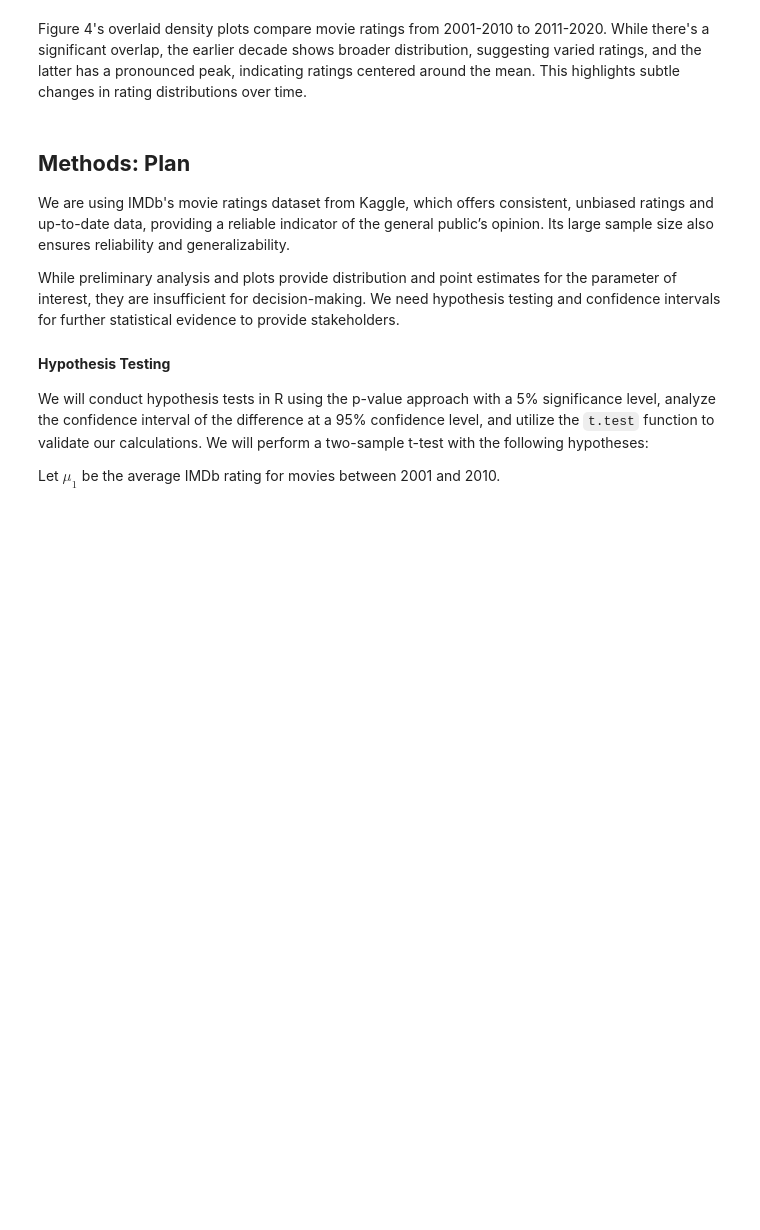
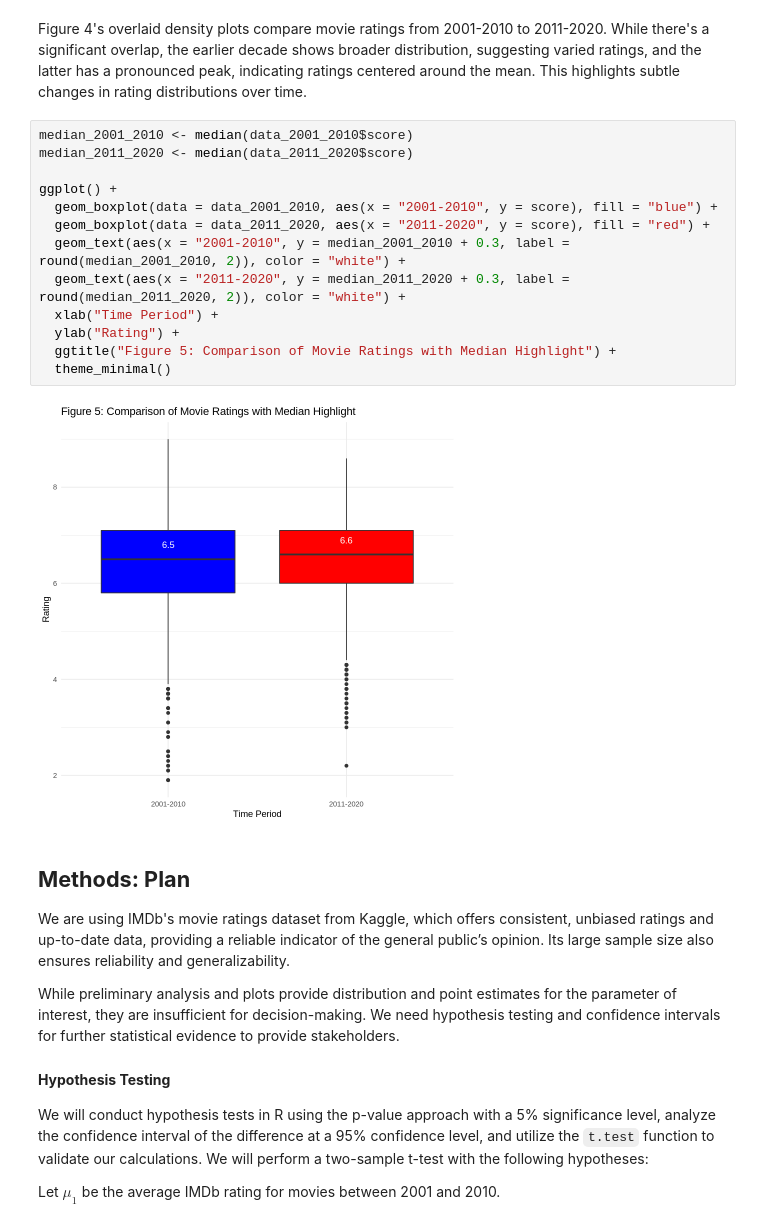
Before and after one commit to jessieshengyj/stat201, a Jupyter notebook: Proposal.ipynb, the cells around one changed output. Cells and saved outputs as stored; diff of their text form; blank space fills up the shorter version.

```diff
--- a/Proposal.ipynb
+++ b/Proposal.ipynb
@@ -253,6 +282,21 @@ ggplot() +
 [figure]
 # %% [markdown]
 Figure 4's overlaid density plots compare movie ratings from 2001-2010 to 2011-2020. While there's a significant overlap, the earlier decade shows broader distribution, suggesting varied ratings, and the latter has a pronounced peak, indicating ratings centered around the mean. This highlights subtle changes in rating distributions over time.
+# %%
+median_2001_2010 <- median(data_2001_2010$score)
+median_2011_2020 <- median(data_2011_2020$score)
+
+ggplot() +
+  geom_boxplot(data = data_2001_2010, aes(x = "2001-2010", y = score), fill = "blue") +
+  geom_boxplot(data = data_2011_2020, aes(x = "2011-2020", y = score), fill = "red") +
+  geom_text(aes(x = "2001-2010", y = median_2001_2010 + 0.3, label = round(median_2001_2010, 2)), color = "white") +
+  geom_text(aes(x = "2011-2020", y = median_2011_2020 + 0.3, label = round(median_2011_2020, 2)), color = "white") +
+  xlab("Time Period") +
+  ylab("Rating") +
+  ggtitle("Figure 5: Comparison of Movie Ratings with Median Highlight") +
+  theme_minimal()
+# %% [output]
+[figure, added]
 # %% [markdown]
 ## **Methods: Plan**
 
```
Also changed, not shown: parts of 10 cells of this notebook.
